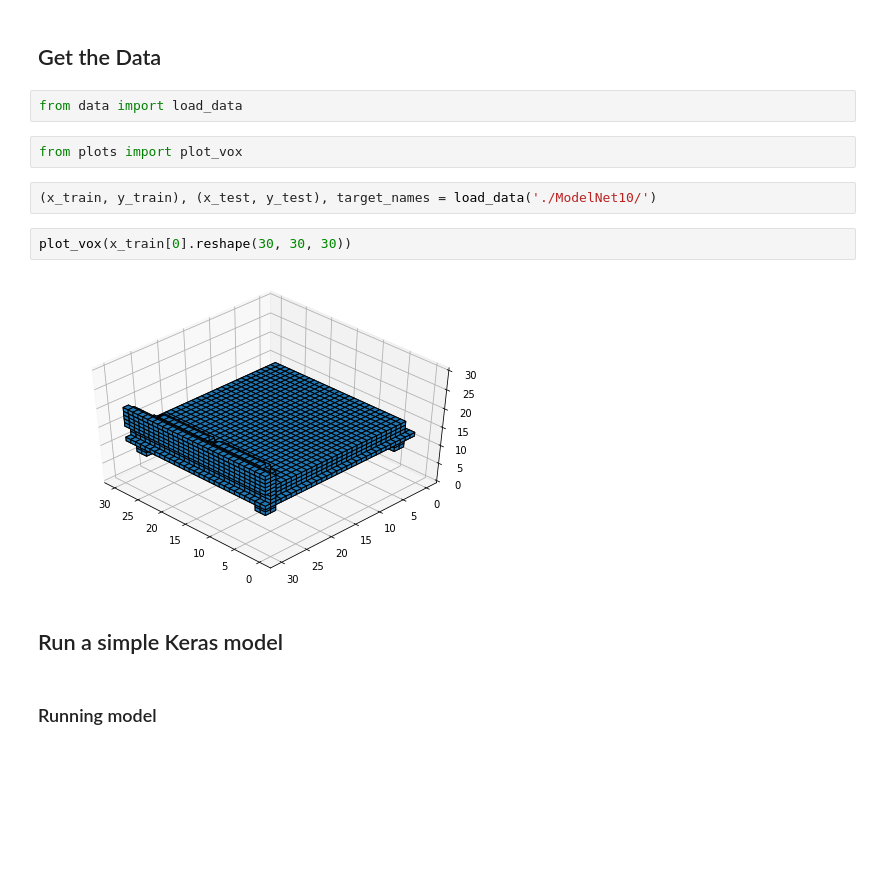
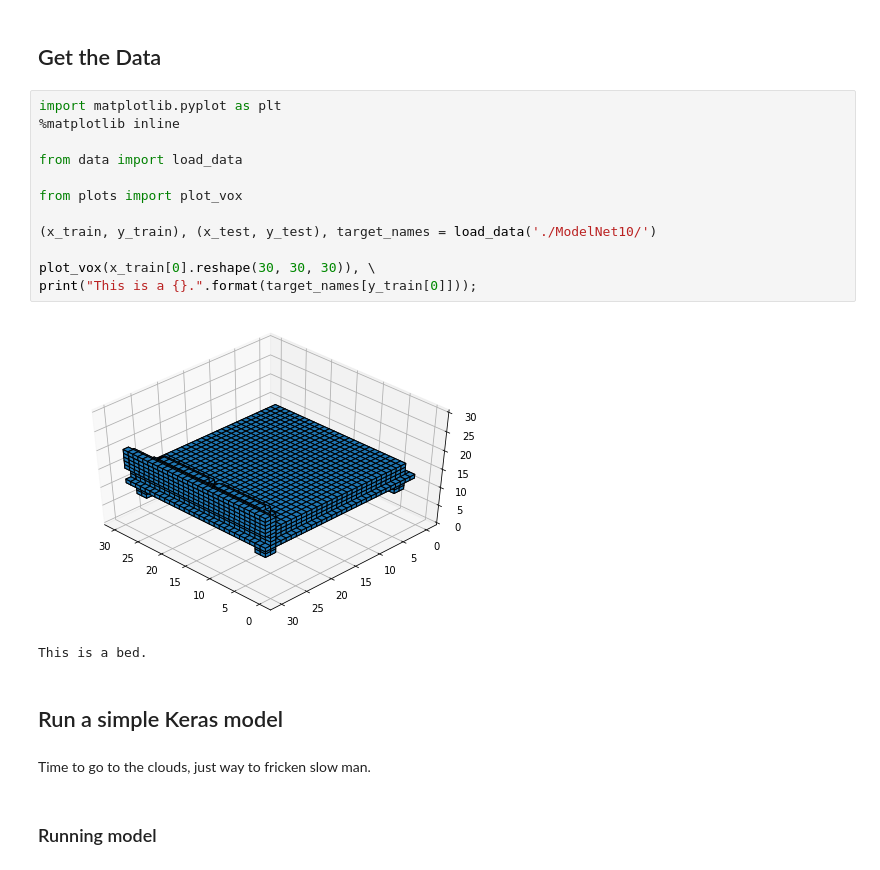
Before and after one commit to Ryanglambert/3d_model_retriever, a Jupyter notebook: EDA.ipynb, the cells around one changed output. Drawn from its saved outputs; the diff is of its cells as text; blank space fills up the shorter version.

Commit message:
latest and greatest, time to go to the cloud

```diff
--- a/EDA.ipynb
+++ b/EDA.ipynb
@@ -74,17 +74,24 @@ plot_class_balance(df, 'ModelNet40')
 | chair | 100 | 889 |
 # %% [markdown]
 ## Get the Data
-# %%
-from data import load_data
-# %%
-from plots import plot_vox
-# %%
-(x_train, y_train), (x_test, y_test), target_names = load_data('./ModelNet10/')
-# %%
-plot_vox(x_train[0].reshape(30, 30, 30))
-# %% [output]
-[figure, removed]
+# %%
+import matplotlib.pyplot as plt
+%matplotlib inline
+
+from data import load_data
+
+from plots import plot_vox
+
+(x_train, y_train), (x_test, y_test), target_names = load_data('./ModelNet10/')
+
+plot_vox(x_train[0].reshape(30, 30, 30)), \
+print("This is a {}.".format(target_names[y_train[0]]));
+# %% [output]
+[figure, added]
+This is a bed.
 # %% [markdown]
 ## Run a simple Keras model
+# %% [markdown]
+Time to go to the clouds, just way to fricken slow man.
 # %% [markdown]
 ### Running model
```
Also changed, not shown: parts of 5 cells of this notebook.
